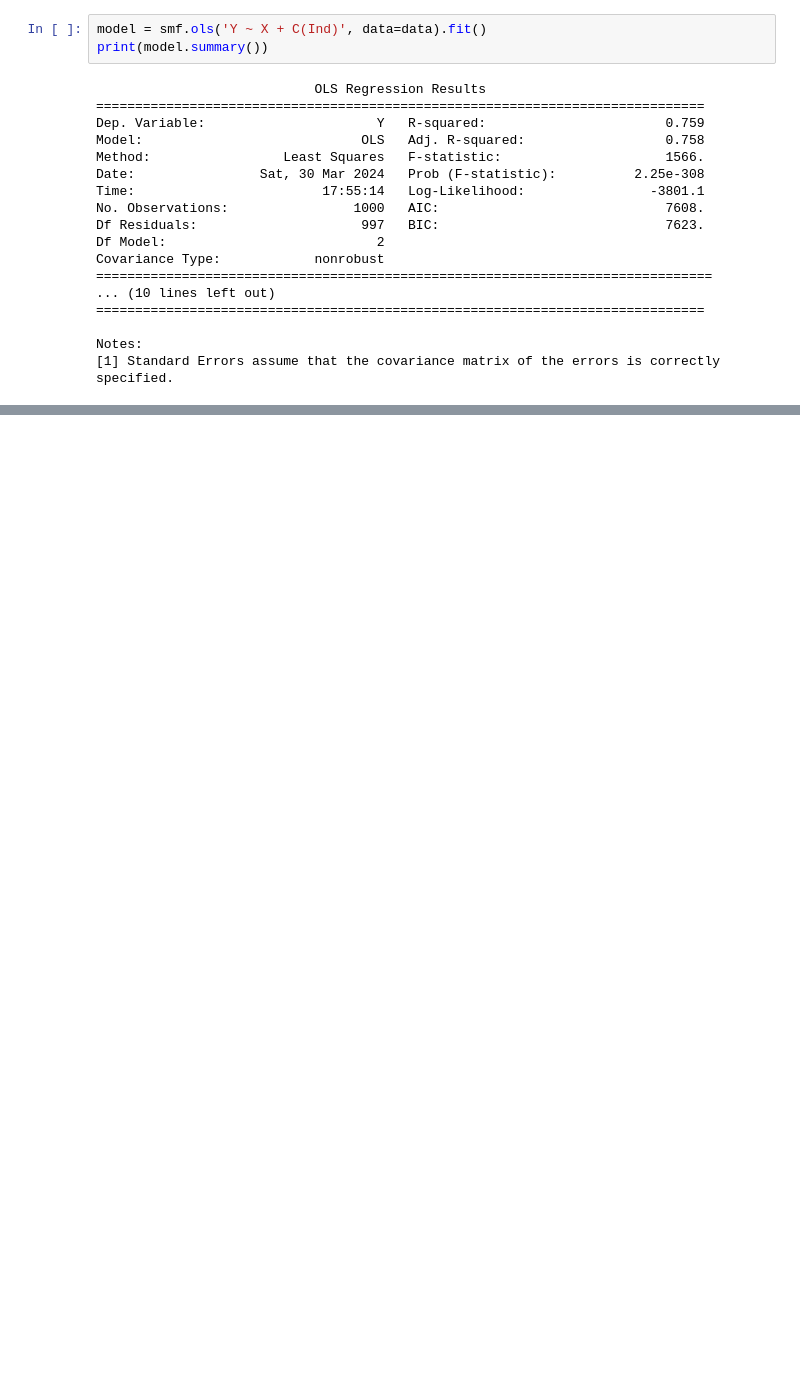
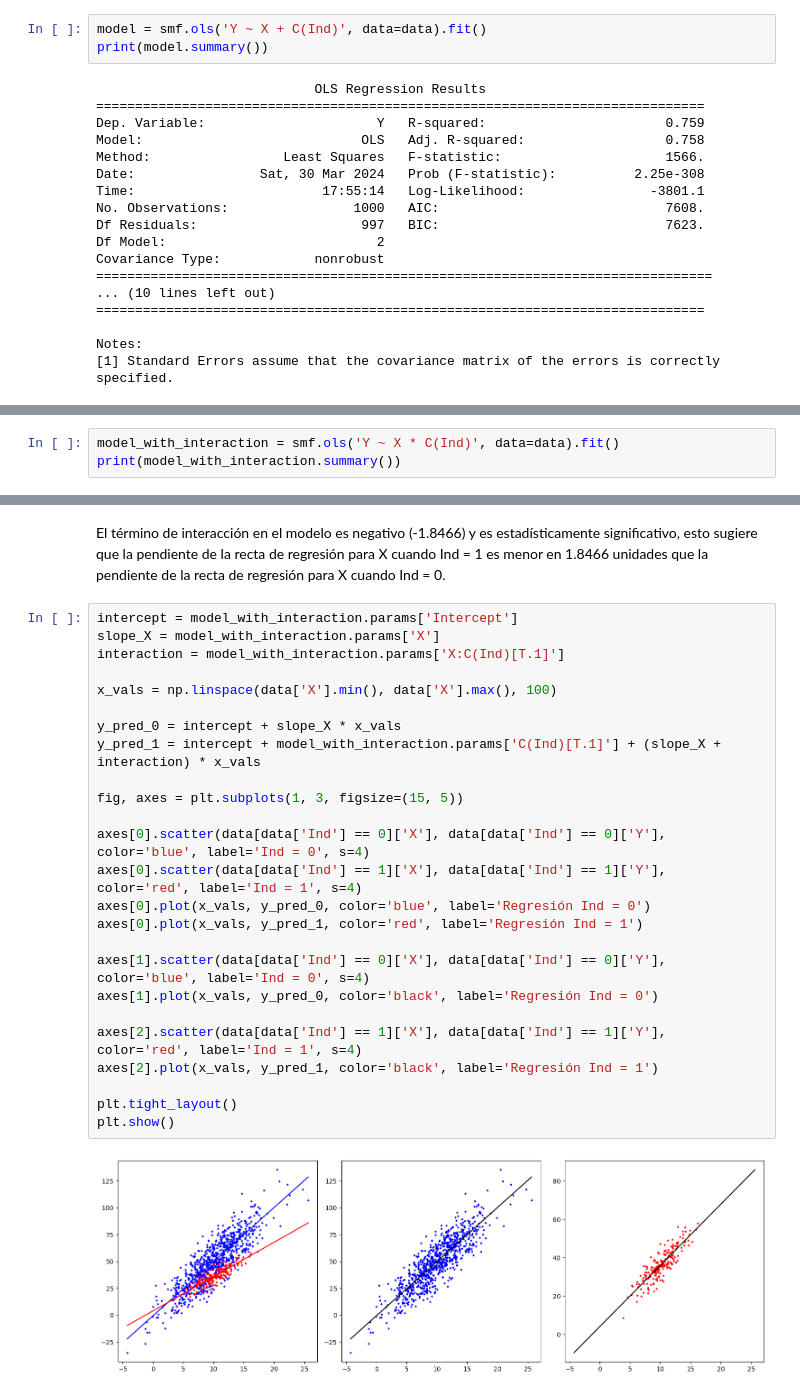
Before and after one commit to Daniel1martinez2/mcd-analisis-cuantitativo-evaluacion-1, a Jupyter notebook: punto_1.ipynb, the cells around one changed output, grey strips where cells are left out. Drawn from its saved outputs; the diff is of its cells as text; blank space fills up the shorter version.

Commit message:
punto_1: se crea modelo ajustado, se grafica, se escriben observaciones y se validan los supuestos. Falta concluir punto

```diff
--- a/punto_1.ipynb
+++ b/punto_1.ipynb
@@ -171,0 +285,3 @@ Notes:
+# %%
+model_with_interaction = smf.ols('Y ~ X * C(Ind)', data=data).fit()
+print(model_with_interaction.summary())
@@ -171,0 +306,29 @@ Notes:
+# %% [markdown]
+El término de interacción en el modelo es negativo (-1.8466) y es estadísticamente significativo, esto sugiere que la pendiente de la recta de regresión para X cuando Ind = 1 es menor en 1.8466 unidades que la pendiente de la recta de regresión para X cuando Ind = 0.
+# %%
+intercept = model_with_interaction.params['Intercept']
+slope_X = model_with_interaction.params['X']
+interaction = model_with_interaction.params['X:C(Ind)[T.1]']
+
+x_vals = np.linspace(data['X'].min(), data['X'].max(), 100)
+
+y_pred_0 = intercept + slope_X * x_vals
+y_pred_1 = intercept + model_with_interaction.params['C(Ind)[T.1]'] + (slope_X + interaction) * x_vals
+
+fig, axes = plt.subplots(1, 3, figsize=(15, 5))
+
+axes[0].scatter(data[data['Ind'] == 0]['X'], data[data['Ind'] == 0]['Y'], color='blue', label='Ind = 0', s=4)
+axes[0].scatter(data[data['Ind'] == 1]['X'], data[data['Ind'] == 1]['Y'], color='red', label='Ind = 1', s=4)
+axes[0].plot(x_vals, y_pred_0, color='blue', label='Regresión Ind = 0')
+axes[0].plot(x_vals, y_pred_1, color='red', label='Regresión Ind = 1')
+
+axes[1].scatter(data[data['Ind'] == 0]['X'], data[data['Ind'] == 0]['Y'], color='blue', label='Ind = 0', s=4)
+axes[1].plot(x_vals, y_pred_0, color='black', label='Regresión Ind = 0')
+
+axes[2].scatter(data[data['Ind'] == 1]['X'], data[data['Ind'] == 1]['Y'], color='red', label='Ind = 1', s=4)
+axes[2].plot(x_vals, y_pred_1, color='black', label='Regresión Ind = 1')
+
+plt.tight_layout()
+plt.show()
+# %% [output]
+[figure, added]
```
Also changed, not shown: parts of 16 cells of this notebook.
